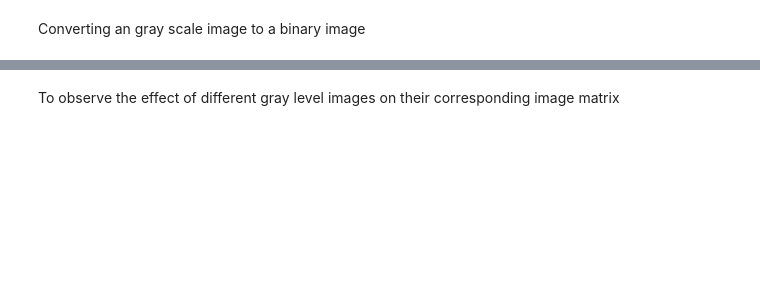
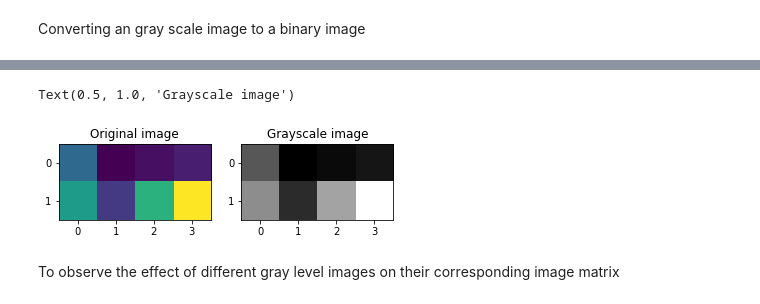
Before and after one commit to big-mac-overflow/Image-and-Video-Processing, a Jupyter notebook: expt_0.ipynb, the cells around one changed output, grey strips where cells are left out. Cells and saved outputs as stored; diff of their text form; code cells hidden in the pictures; blank space fills up the shorter version.

```diff
--- a/expt_0.ipynb
+++ b/expt_0.ipynb
@@ -139,0 +162,6 @@ RGB
+# %%
+#Program to change file extension of an image
+from skimage import io
+# import cv2
+img = io.imread('cameraman.tif')
+io.imsave('NewImage.png', img)
@@ -146,2 +173,23 @@ Text(0.5, 1.0, 'Binary Image')
+# %%
+import numpy as np
+data = [ [100 , 20, 30 , 40] , [150 , 60 , 170 , 255] ]     # defining an image using array
+
+plt.imshow(data)    # plt will automatically convert into color by replicating the above array 100   20   30   40
+                    #                                                                          150   60   170  255
+                    # three times(once for R, once for G, once for B)
+
+# Original image
+plt.subplot(121)
+plt.imshow(img)
+plt.title('Original image')
+
+# Grayscale image
+img = data
+plt.subplot(122)
+plt.imshow(img, cmap = 'gray')
+plt.title('Grayscale image')
+# %% [output]
+Text(0.5, 1.0, 'Grayscale image')
+[figure, added]
 # %% [markdown]
 To observe the effect of different gray level images on their corresponding image matrix
```
Also changed, not shown: parts of 11 cells of this notebook.
